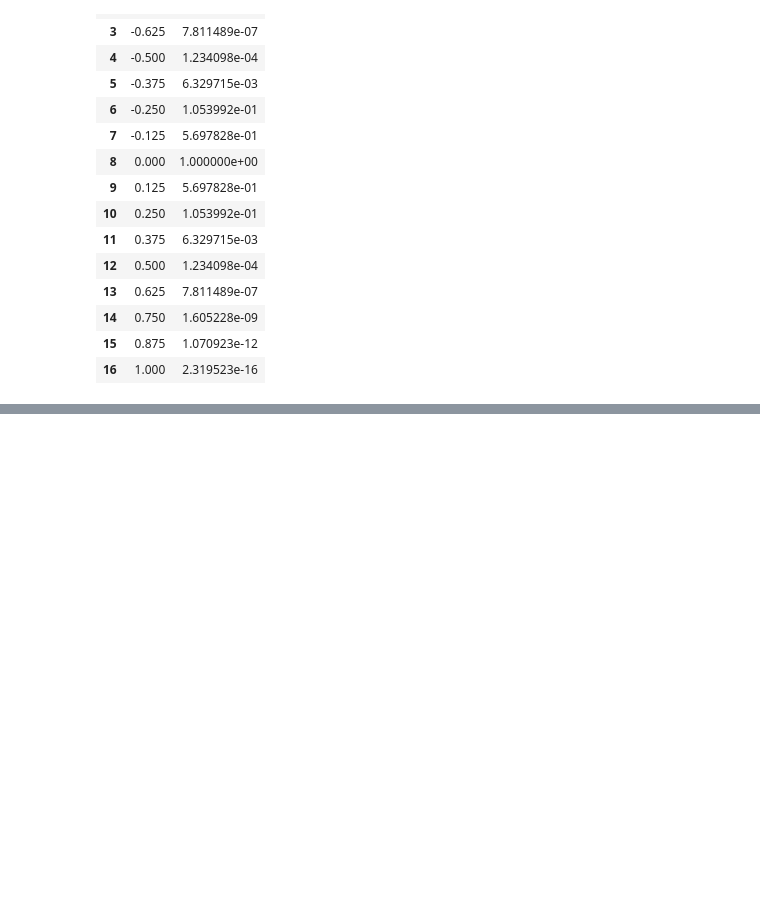
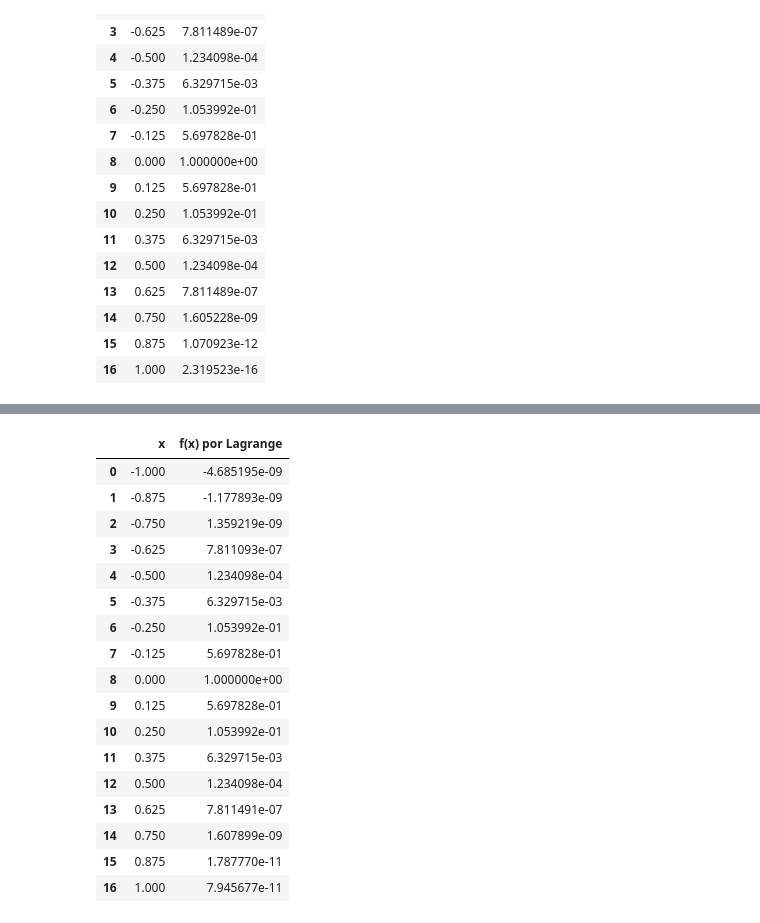
Before and after one commit to remmessias/ms211, a Jupyter notebook: Interpolation.ipynb, the cells around one changed output, grey strips where cells are left out. Cells and saved outputs as stored; diff of their text form; code cells hidden in the pictures; blank space fills up the shorter version.

```diff
--- a/Interpolation.ipynb
+++ b/Interpolation.ipynb
@@ -83,0 +318,22 @@ pd.DataFrame(mapping3, columns=['x','f(x)'])
+# %%
+mapLagrange3 = map(lambda yy, ee : [yy, ee], x3, eixoY3Lagrange)
+pd.DataFrame(mapLagrange3, columns=['x','f(x) por Lagrange'])
+# %% [output]
+|  | x | f(x) por Lagrange |
+| 0 | -1.000 | -4.685195e-09 |
+| 1 | -0.875 | -1.177893e-09 |
+| 2 | -0.750 | 1.359219e-09 |
+| 3 | -0.625 | 7.811093e-07 |
+| 4 | -0.500 | 1.234098e-04 |
+| 5 | -0.375 | 6.329715e-03 |
+| 6 | -0.250 | 1.053992e-01 |
+| 7 | -0.125 | 5.697828e-01 |
+| 8 | 0.000 | 1.000000e+00 |
+| 9 | 0.125 | 5.697828e-01 |
+| 10 | 0.250 | 1.053992e-01 |
+| 11 | 0.375 | 6.329715e-03 |
+| 12 | 0.500 | 1.234098e-04 |
+| 13 | 0.625 | 7.811491e-07 |
+| 14 | 0.750 | 1.607899e-09 |
+| 15 | 0.875 | 1.787770e-11 |
+| 16 | 1.000 | 7.945677e-11 |
```
Also changed, not shown: parts of 40 cells of this notebook.
